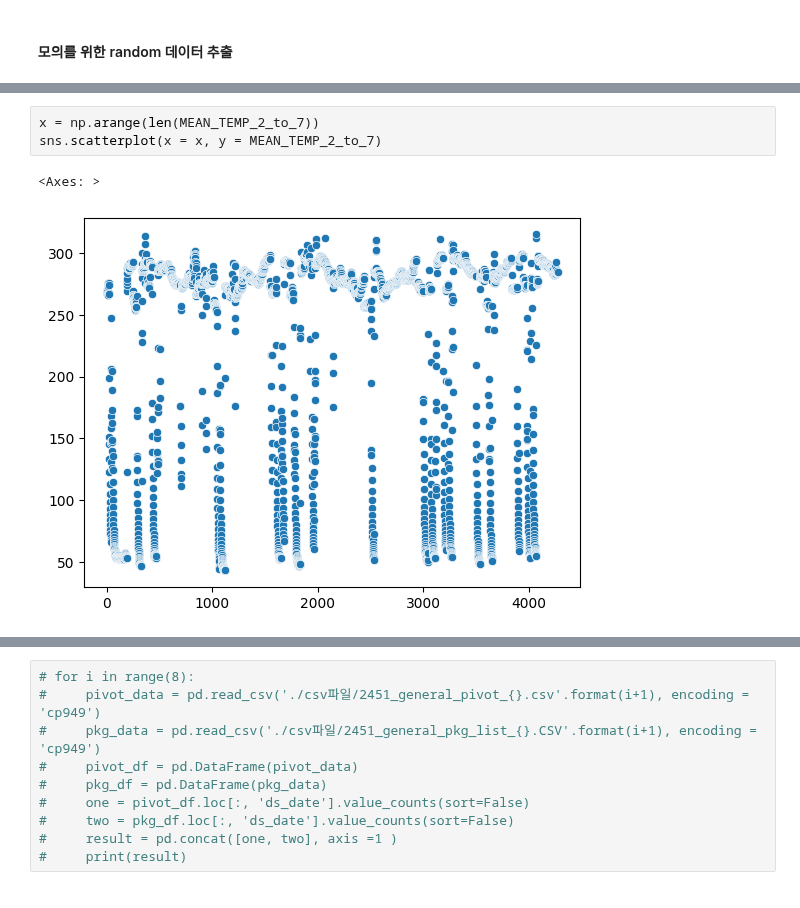
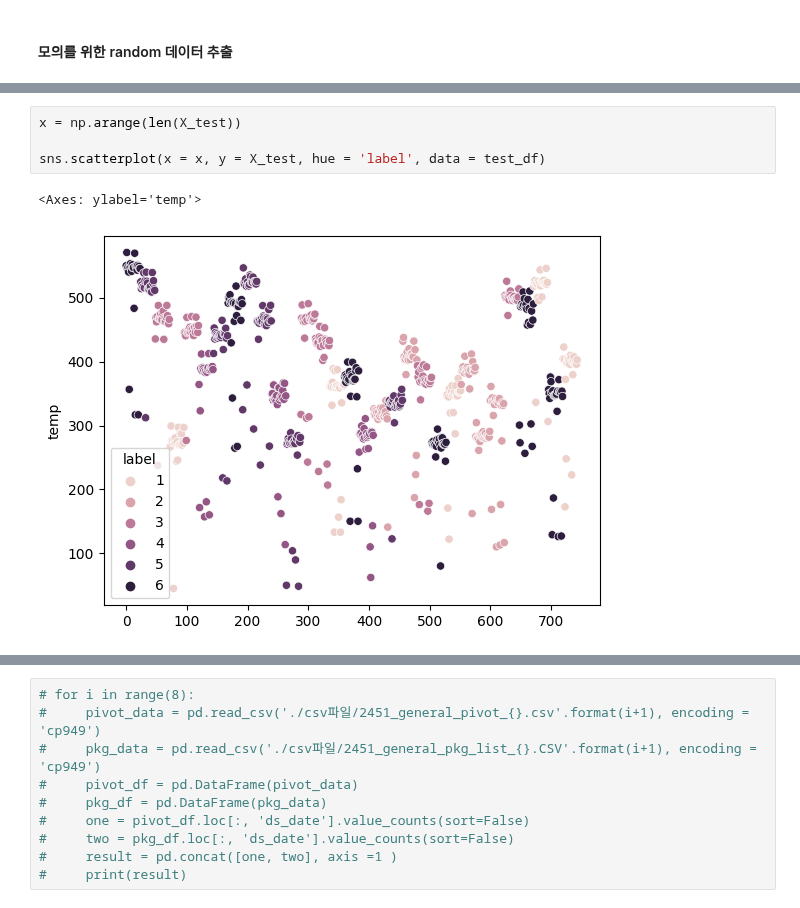
Before and after one commit to ksh914/hanhwa, a Jupyter notebook: data.ipynb, the cells around one changed output, grey strips where cells are left out. Cells and saved outputs as stored; diff of their text form.

```diff
--- a/data.ipynb
+++ b/data.ipynb
@@ -212,6 +269,7 @@ df = pd.DataFrame({
 # %%
-x = np.arange(len(MEAN_TEMP_2_to_7))
-sns.scatterplot(x = x, y = MEAN_TEMP_2_to_7)
+x = np.arange(len(X_test))
+
+sns.scatterplot(x = x, y = X_test, hue = 'label', data = test_df)
 # %% [output]
-<Axes: >
+<Axes: ylabel='temp'>
-[figure, old version]
+[figure, new version]
```
Also changed, not shown: parts of 39 cells of this notebook.
